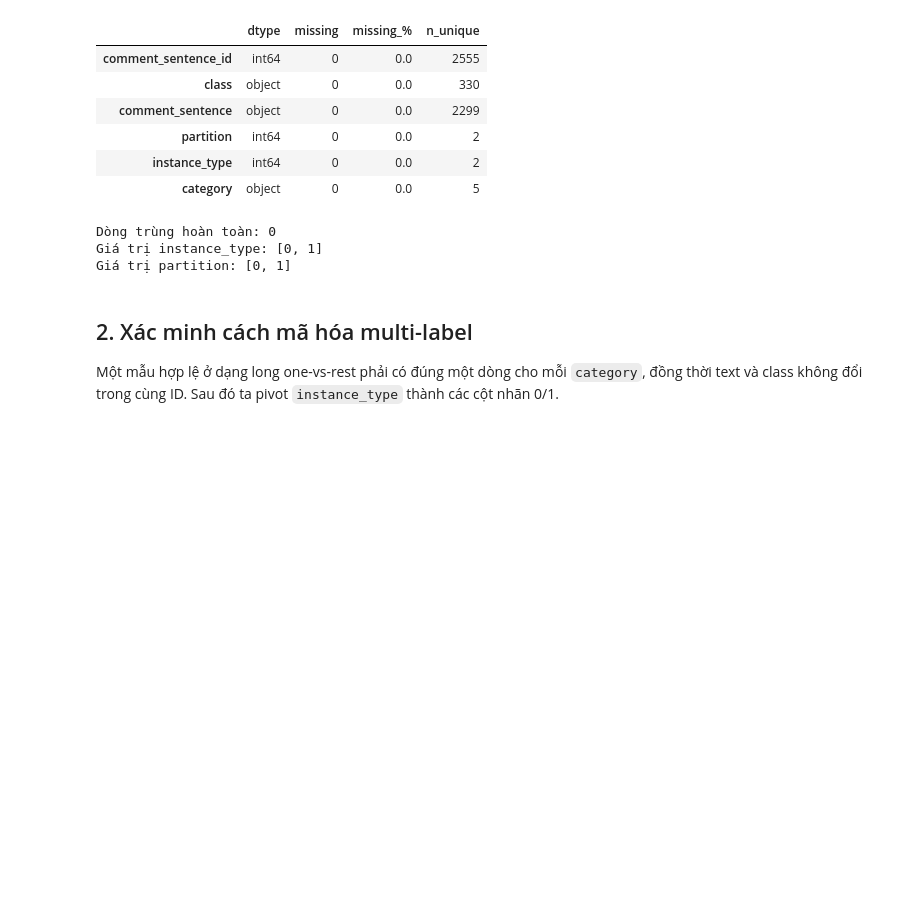
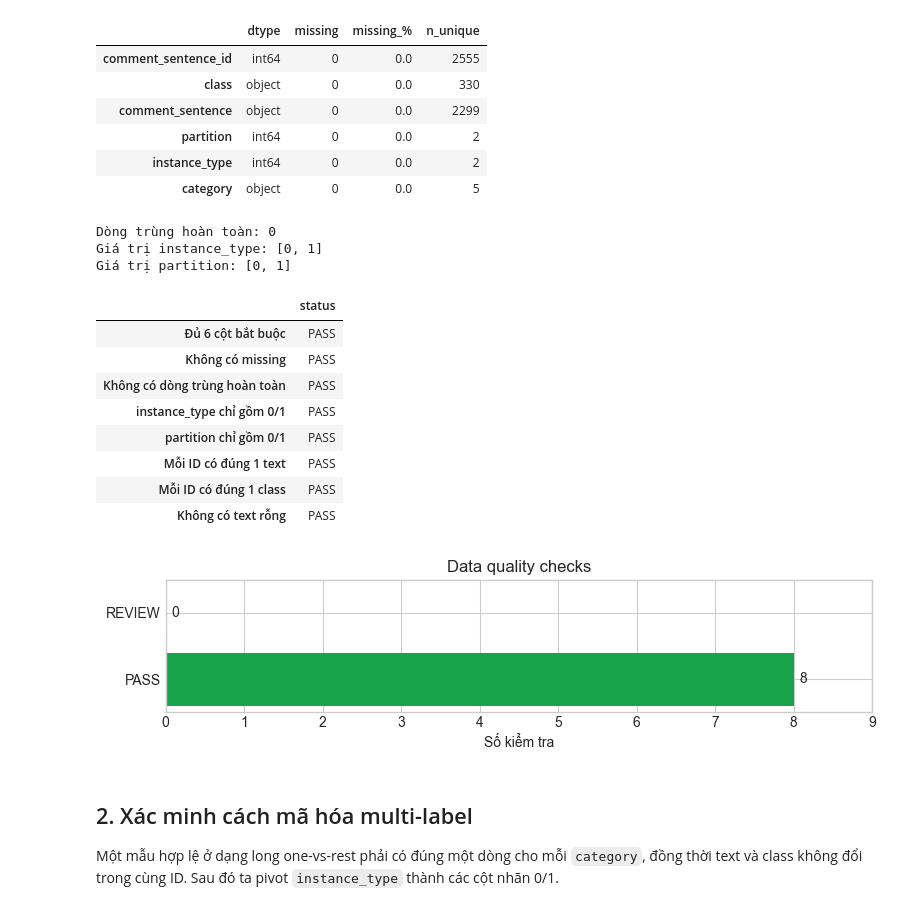
Before and after one commit to binhbinh22/Master-Seminar-2, a Jupyter notebook: EDA_python_code_comment_classification.ipynb, the cells around one changed output. Saved outputs shown, nothing was run; the diff lists cells and outputs as text; code cells hidden in the pictures; blank space fills up the shorter version.

Commit message:
Refine NLBSE data understanding and EDA insights

```diff
--- a/EDA_python_code_comment_classification.ipynb
+++ b/EDA_python_code_comment_classification.ipynb
@@ -94,6 +109,41 @@ assert set(df.partition.unique()).issubset({0, 1}), 'partition có giá trị ng
 Dòng trùng hoàn toàn: 0
 Giá trị instance_type: [0, 1]
 Giá trị partition: [0, 1]
+# %%
+# EDA_V2_ADDITION — scorecard chất lượng và tính toàn vẹn
+text_once = df.drop_duplicates('comment_sentence_id').copy()
+integrity_checks = pd.Series({
+    'Đủ 6 cột bắt buộc': required.issubset(df.columns),
+    'Không có missing': not df.isna().any().any(),
+    'Không có dòng trùng hoàn toàn': df.duplicated().sum() == 0,
+    'instance_type chỉ gồm 0/1': set(df.instance_type.unique()).issubset({0, 1}),
+    'partition chỉ gồm 0/1': set(df.partition.unique()).issubset({0, 1}),
+    'Mỗi ID có đúng 1 text': df.groupby('comment_sentence_id').comment_sentence.nunique().eq(1).all(),
+    'Mỗi ID có đúng 1 class': df.groupby('comment_sentence_id')['class'].nunique().eq(1).all(),
+    'Không có text rỗng': text_once.comment_sentence.str.strip().ne('').all(),
+}, name='passed').to_frame()
+integrity_checks['status'] = integrity_checks.passed.map({True: 'PASS', False: 'REVIEW'})
+display(integrity_checks[['status']])
+
+fig, ax = plt.subplots(figsize=(8, 2.2))
+counts = integrity_checks.status.value_counts().reindex(['PASS', 'REVIEW'], fill_value=0)
+bars = ax.barh(counts.index, counts.values, color=['#16a34a', '#dc2626'])
+ax.bar_label(bars, padding=4)
+ax.set(title='Data quality checks', xlabel='Số kiểm tra', ylabel='')
+ax.set_xlim(0, max(counts.max() + 1, 2))
+plt.tight_layout()
+plt.show()
+# %% [output]
+|  | status |
+| Đủ 6 cột bắt buộc | PASS |
+| Không có missing | PASS |
+| Không có dòng trùng hoàn toàn | PASS |
+| instance_type chỉ gồm 0/1 | PASS |
+| partition chỉ gồm 0/1 | PASS |
+| Mỗi ID có đúng 1 text | PASS |
+| Mỗi ID có đúng 1 class | PASS |
+| Không có text rỗng | PASS |
+[figure, added]
 # %% [markdown]
 ## 2. Xác minh cách mã hóa multi-label
 
```
Also changed, not shown: parts of 12 cells of this notebook.
